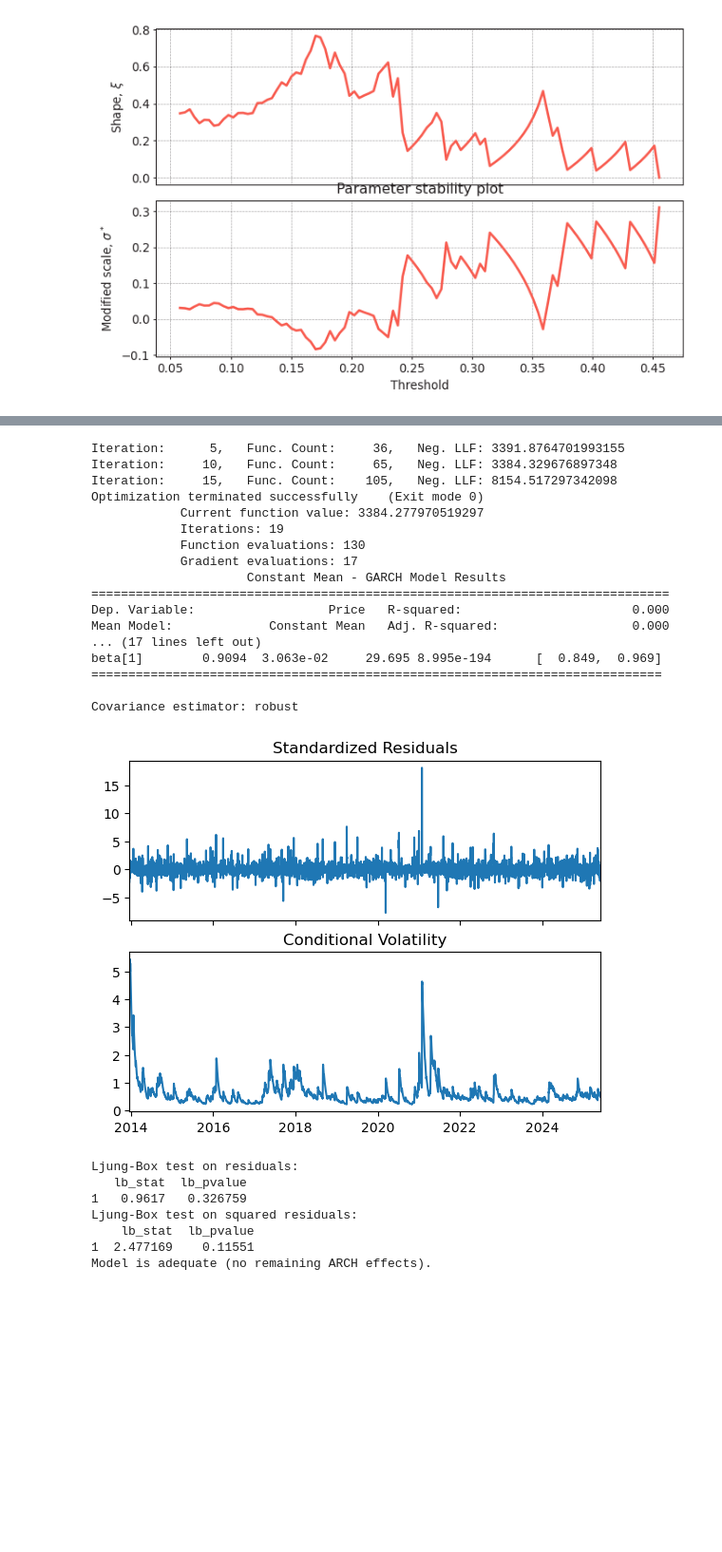
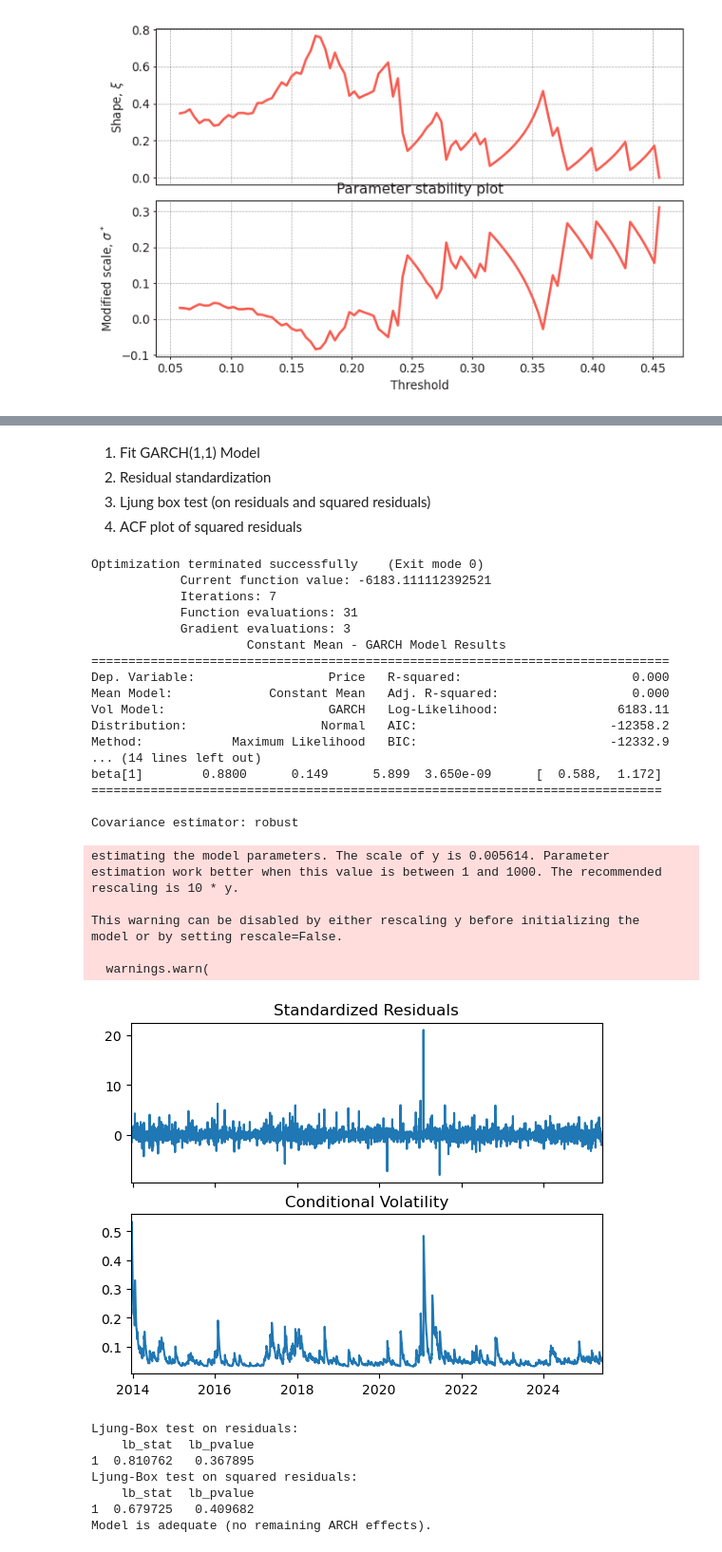
Before and after one commit to Scott-Yap/M2R_EVT, a Jupyter notebook: garch_model/GARCH_DOGE.ipynb, the cells around one changed output, grey strips where cells are left out. Shown at 95% size. Saved outputs shown, nothing was run; the diff lists cells and outputs as text; code cells hidden in the pictures; blank space fills up the shorter version.

```diff
--- a/garch_model/GARCH_DOGE.ipynb
+++ b/garch_model/GARCH_DOGE.ipynb
@@ -207,6 +263,11 @@ Violation ratio:  0.016726403823178016
+# %% [markdown]
+1. Fit GARCH(1,1) Model
+2. Residual standardization
+3. Ljung box test (on residuals and squared residuals)
+4. ACF plot of squared residuals
 # %%
 # Two-step process: Fit GARCH(1,1) model, use EVT
-doge_model = arch_model(10 * log_doge_returns, vol='Garch', p=1, q=1, mean="Constant")
+doge_model = arch_model(log_doge_returns, vol='Garch', p=1, q=1, mean="Constant") # removed * 10
 results = doge_model.fit(update_freq = 5)
 print(results.summary())
 results.plot()
@@ -214,50 +275,58 @@ plt.show()
 standardized_resid = results.resid / results.conditional_volatility
 
 # Ljung-Box test (lag 10 as example)
 ljung_box = acorr_ljungbox(standardized_resid, lags=1, return_df=True)
 print("Ljung-Box test on residuals:")
 print(ljung_box)
 
 squared_resid = standardized_resid**2
 lb_test_squared = acorr_ljungbox(squared_resid, lags=1, return_df=True)
 print("Ljung-Box test on squared residuals:")
 print(lb_test_squared)
 
 if lb_test_squared["lb_pvalue"].iloc[0] > 0.05:
     print("Model is adequate (no remaining ARCH effects).")
 else:
     print("Model is inadequate (try EGARCH or higher-order GARCH).")
 
 # Step 3: Plot ACF
 sm.graphics.tsa.plot_acf(squared_resid, lags=40)
 plt.title('ACF of Squared Standardized Residuals')
 plt.show()
 # %% [output]
-Iteration:      5,   Func. Count:     36,   Neg. LLF: 3391.8764701993155
-Iteration:     10,   Func. Count:     65,   Neg. LLF: 3384.329676897348
-Iteration:     15,   Func. Count:    105,   Neg. LLF: 8154.517297342098
 Optimization terminated successfully    (Exit mode 0)
-            Current function value: 3384.277970519297
-            Iterations: 19
-            Function evaluations: 130
-            Gradient evaluations: 17
+            Current function value: -6183.111112392521
+            Iterations: 7
+            Function evaluations: 31
+            Gradient evaluations: 3
                      Constant Mean - GARCH Model Results
 ==============================================================================
 Dep. Variable:                  Price   R-squared:                       0.000
 Mean Model:             Constant Mean   Adj. R-squared:                  0.000
-... (17 lines left out)
-beta[1]        0.9094  3.063e-02     29.695 8.995e-194      [  0.849,  0.969]
+Vol Model:                      GARCH   Log-Likelihood:                6183.11
+Distribution:                  Normal   AIC:                          -12358.2
+Method:            Maximum Likelihood   BIC:                          -12332.9
+... (14 lines left out)
+beta[1]        0.8800      0.149      5.899  3.650e-09      [  0.588,  1.172]
 =============================================================================
 
 Covariance estimator: robust
+estimating the model parameters. The scale of y is 0.005614. Parameter
+estimation work better when this value is between 1 and 1000. The recommended
+rescaling is 10 * y.
+
+This warning can be disabled by either rescaling y before initializing the
+model or by setting rescale=False.
+
+  warnings.warn(
-[figure, old version]
+[figure, new version]
-Ljung-Box test on residuals:
-   lb_stat  lb_pvalue
-1   0.9617   0.326759
-Ljung-Box test on squared residuals:
-    lb_stat  lb_pvalue
-1  2.477169    0.11551
-Model is adequate (no remaining ARCH effects).
+Ljung-Box test on residuals:
+    lb_stat  lb_pvalue
+1  0.810762   0.367895
+Ljung-Box test on squared residuals:
+    lb_stat  lb_pvalue
+1  0.679725   0.409682
+Model is adequate (no remaining ARCH effects).
 [figure]
 # %%
 sorted_dynamic_doge = threshold_picking(standardized_resid)
```
Also changed, not shown: parts of 21 cells of this notebook.
